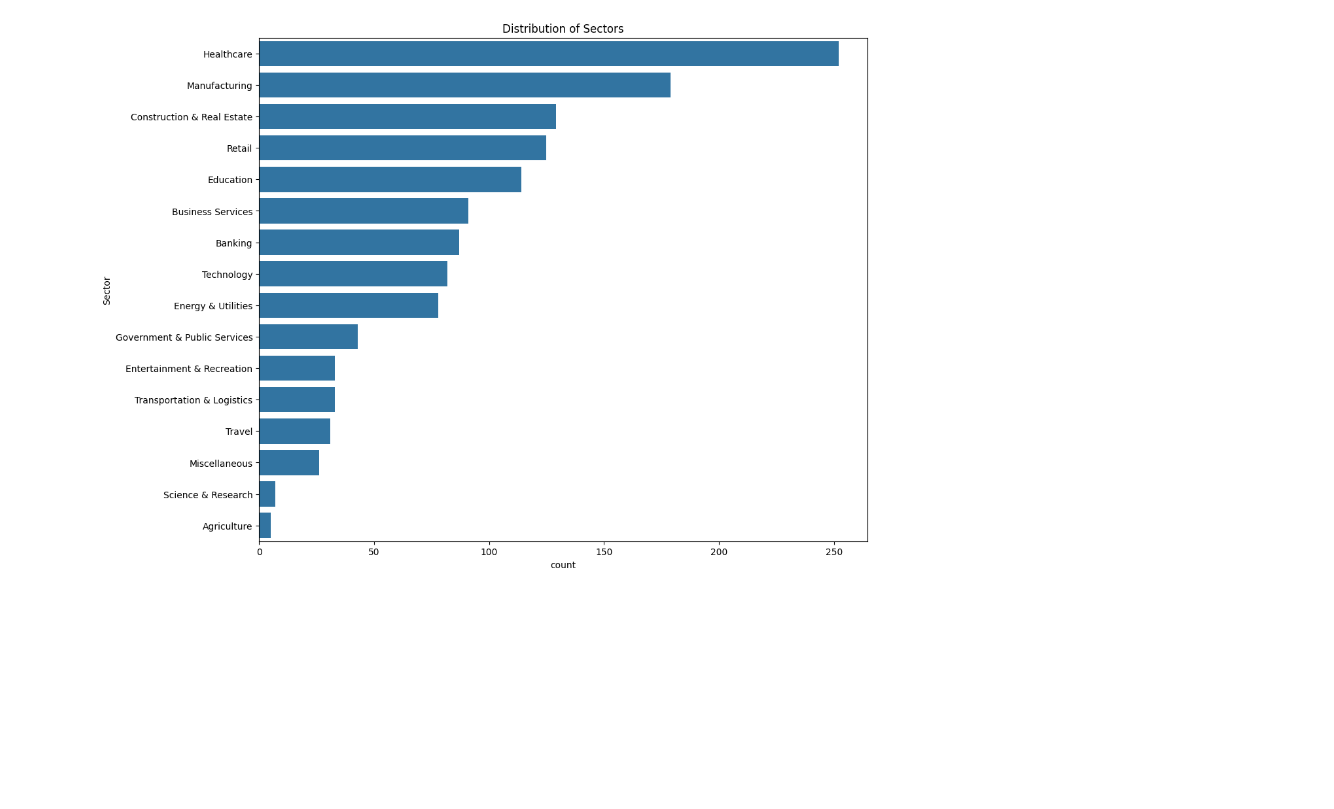
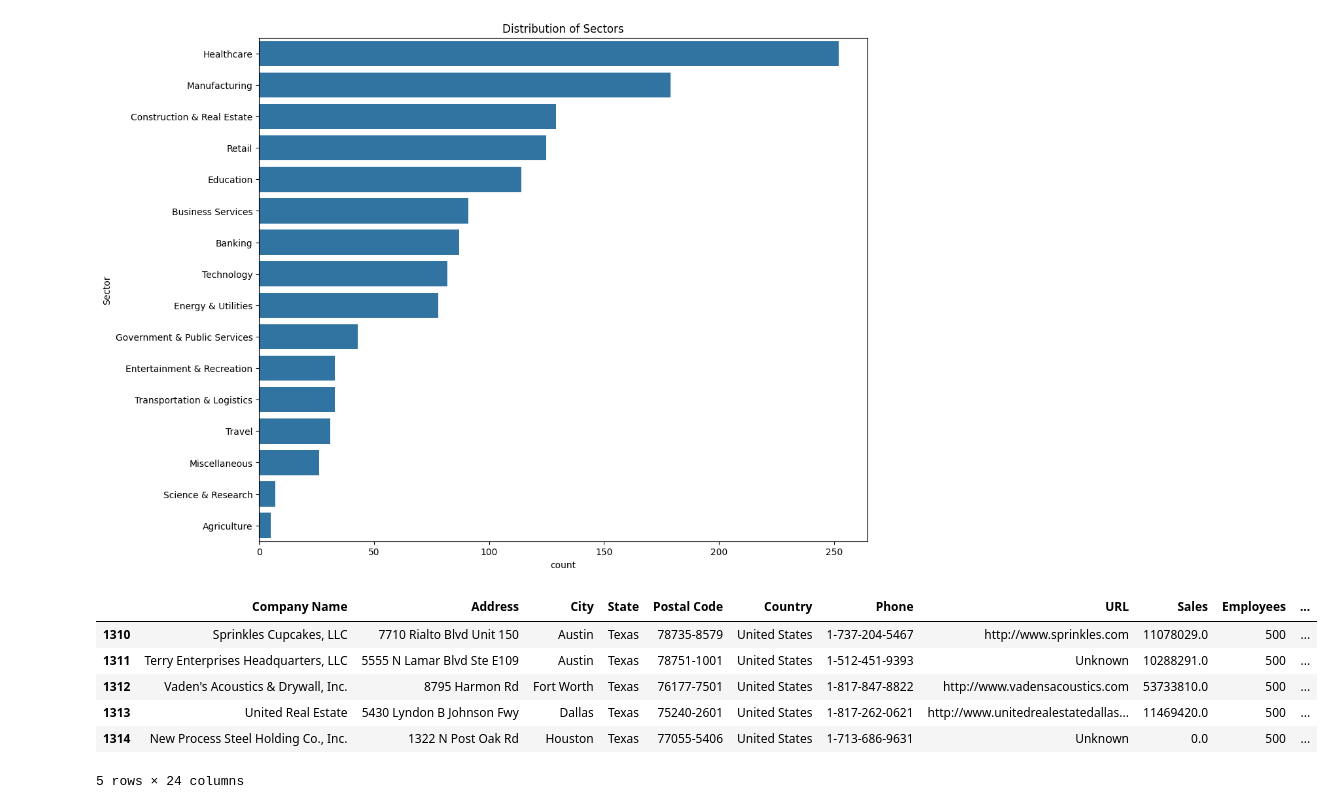
Before and after one commit to Mojoryson/Streamlit, a Jupyter notebook: company_list/Company_List.ipynb, the cells around one changed output. Drawn from its saved outputs; the diff is of its cells as text; code cells hidden in the pictures; blank space fills up the shorter version.

```diff
--- a/company_list/Company_List.ipynb
+++ b/company_list/Company_List.ipynb
@@ -562,3 +562,13 @@ plt.title('Distribution of Sectors')
 plt.show()
 # %% [output]
 [figure]
+# %%
+company_df.tail()
+# %% [output]
+|  | Company Name | Address | City | State | Postal Code | Country | Phone | URL | Sales | Employees | ... |
+| 1310 | Sprinkles Cupcakes, LLC | 7710 Rialto Blvd Unit 150 | Austin | Texas | 78735-8579 | United States | 1-737-204-5467 | http://www.sprinkles.com | 11078029.0 | 500 | ... |
+| 1311 | Terry Enterprises Headquarters, LLC | 5555 N Lamar Blvd Ste E109 | Austin | Texas | 78751-1001 | United States | 1-512-451-9393 | Unknown | 10288291.0 | 500 | ... |
+| 1312 | Vaden's Acoustics & Drywall, Inc. | 8795 Harmon Rd | Fort Worth | Texas | 76177-7501 | United States | 1-817-847-8822 | http://www.vadensacoustics.com | 53733810.0 | 500 | ... |
+| 1313 | United Real Estate | 5430 Lyndon B Johnson Fwy | Dallas | Texas | 75240-2601 | United States | 1-817-262-0621 | http://www.unitedrealestatedallas... | 11469420.0 | 500 | ... |
+| 1314 | New Process Steel Holding Co., Inc. | 1322 N Post Oak Rd | Houston | Texas | 77055-5406 | United States | 1-713-686-9631 | Unknown | 0.0 | 500 | ... |
+5 rows × 24 columns
```
Also changed, not shown: parts of 8 cells of this notebook.
